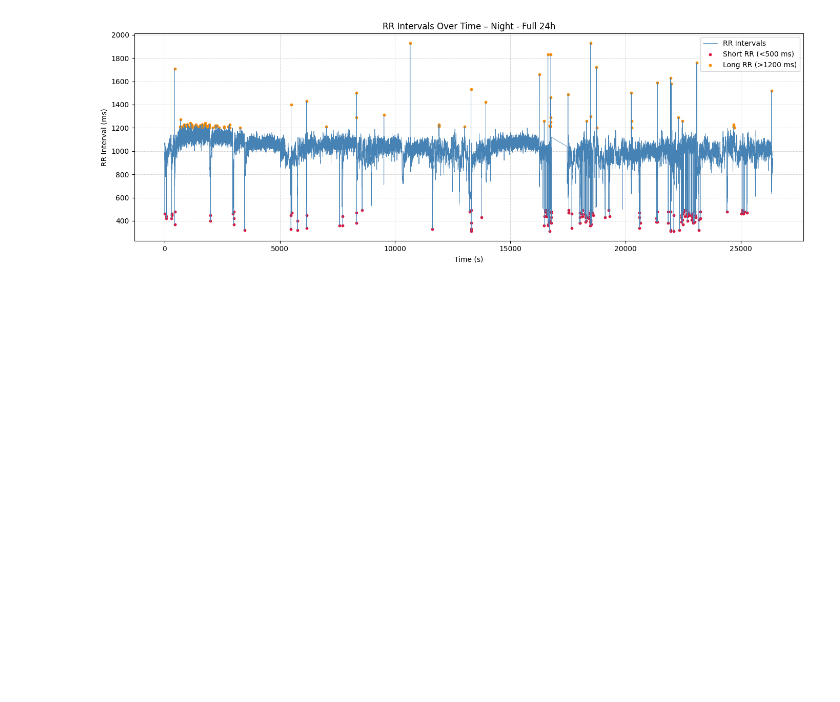
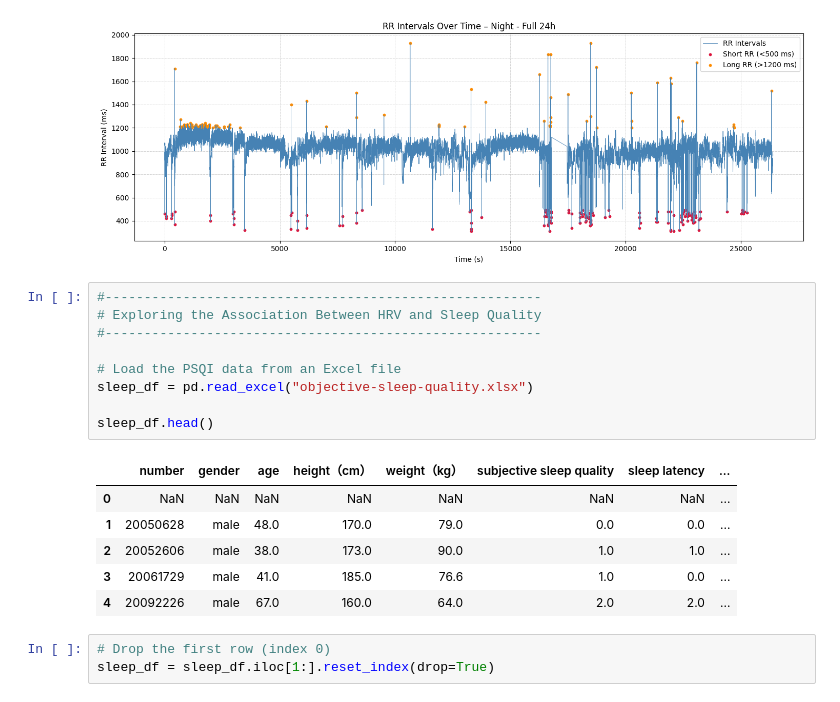
Before and after one commit to a-nadeem9/24h-ecg-analysis, a Jupyter notebook: main.ipynb, the cells around one changed output. Saved outputs shown, nothing was run; the diff lists cells and outputs as text; blank space fills up the shorter version.

```diff
--- a/main.ipynb
+++ b/main.ipynb
@@ -101,3 +103,22 @@ plot_rr_24h(nn_night_times, nn_night, label="Night - Full 24h")
 # %% [output]
 [figure]
 [figure]
+# %%
+#--------------------------------------------------------
+# Exploring the Association Between HRV and Sleep Quality
+#--------------------------------------------------------
+
+# Load the PSQI data from an Excel file
+sleep_df = pd.read_excel("objective-sleep-quality.xlsx")
+
+sleep_df.head()
+# %% [output]
+|  | number | gender | age | height（cm） | weight（kg） | subjective sleep quality | sleep latency | ... |
+| 0 | NaN | NaN | NaN | NaN | NaN | NaN | NaN | ... |
+| 1 | 20050628 | male | 48.0 | 170.0 | 79.0 | 0.0 | 0.0 | ... |
+| 2 | 20052606 | male | 38.0 | 173.0 | 90.0 | 1.0 | 1.0 | ... |
+| 3 | 20061729 | male | 41.0 | 185.0 | 76.6 | 1.0 | 0.0 | ... |
+| 4 | 20092226 | male | 67.0 | 160.0 | 64.0 | 2.0 | 2.0 | ... |
+# %%
+# Drop the first row (index 0)
+sleep_df = sleep_df.iloc[1:].reset_index(drop=True)
```
Also changed, not shown: parts of 5 cells of this notebook, 2 other files.
